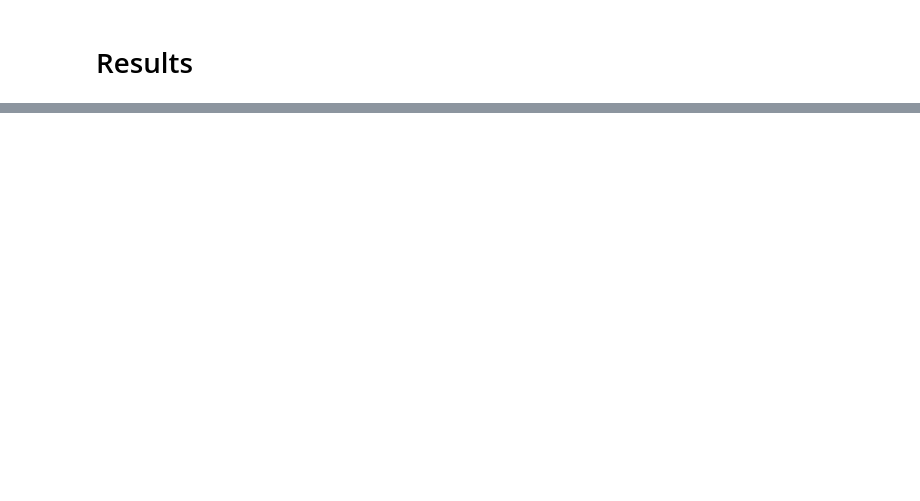
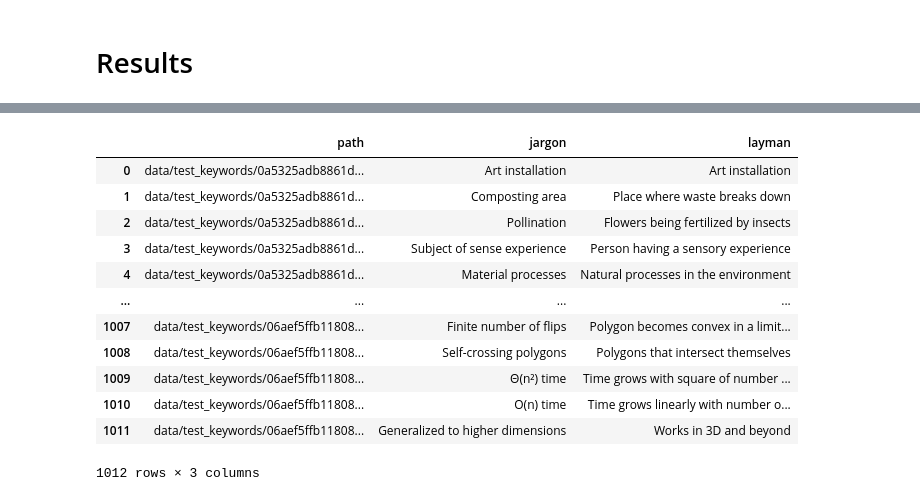
Before and after one commit to AdamPodoxin/layman-scientific-embeddings, a Jupyter notebook: keyword_search_evaluation.ipynb, the cells around one changed output, grey strips where cells are left out. Cells and saved outputs as stored; diff of their text form; code cells hidden in the pictures; blank space fills up the shorter version.

```diff
--- a/keyword_search_evaluation.ipynb
+++ b/keyword_search_evaluation.ipynb
@@ -67,0 +70,4 @@ Related keywords score: 1.94%
+# %%
+scores_for_select_model = get_scores("models/jargon-layman-finetuned-1.00")
+search_results: list[list[dict[str, float]]] = scores_for_select_model["search_results"]
+search_df: pd.DataFrame = scores_for_select_model["search_df"]
@@ -67,0 +96,16 @@ Related keywords score: 1.94%
+# %%
+search_df
+# %% [output]
+|  | path | jargon | layman |
+| 0 | data/test_keywords/0a5325adb8861d... | Art installation | Art installation |
+| 1 | data/test_keywords/0a5325adb8861d... | Composting area | Place where waste breaks down |
+| 2 | data/test_keywords/0a5325adb8861d... | Pollination | Flowers being fertilized by insects |
+| 3 | data/test_keywords/0a5325adb8861d... | Subject of sense experience | Person having a sensory experience |
+| 4 | data/test_keywords/0a5325adb8861d... | Material processes | Natural processes in the environment |
+| ... | ... | ... | ... |
+| 1007 | data/test_keywords/06aef5ffb11808... | Finite number of flips | Polygon becomes convex in a limit... |
+| 1008 | data/test_keywords/06aef5ffb11808... | Self-crossing polygons | Polygons that intersect themselves |
+| 1009 | data/test_keywords/06aef5ffb11808... | Θ(n²) time | Time grows with square of number ... |
+| 1010 | data/test_keywords/06aef5ffb11808... | O(n) time | Time grows linearly with number o... |
+| 1011 | data/test_keywords/06aef5ffb11808... | Generalized to higher dimensions | Works in 3D and beyond |
+1012 rows × 3 columns
```
Also changed, not shown: parts of 8 cells of this notebook, 3 other files.
